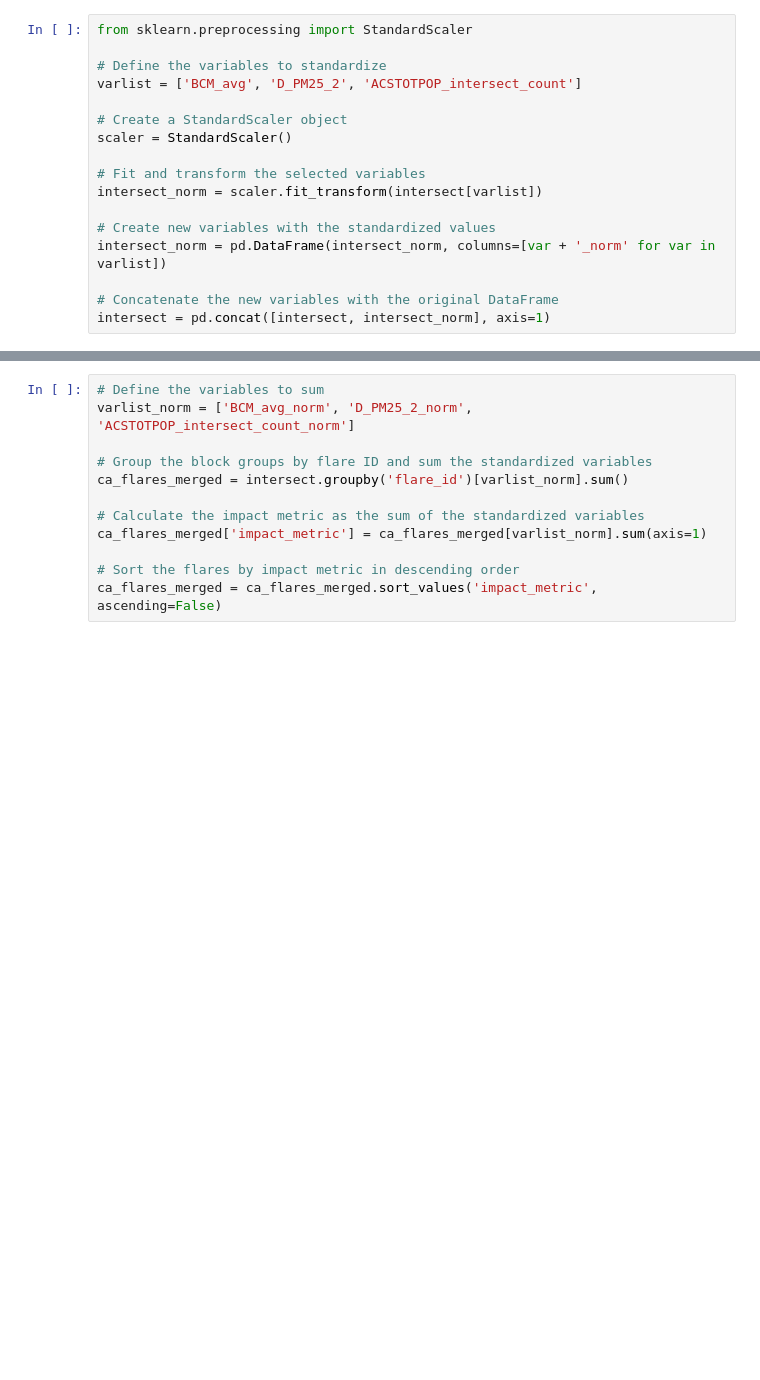
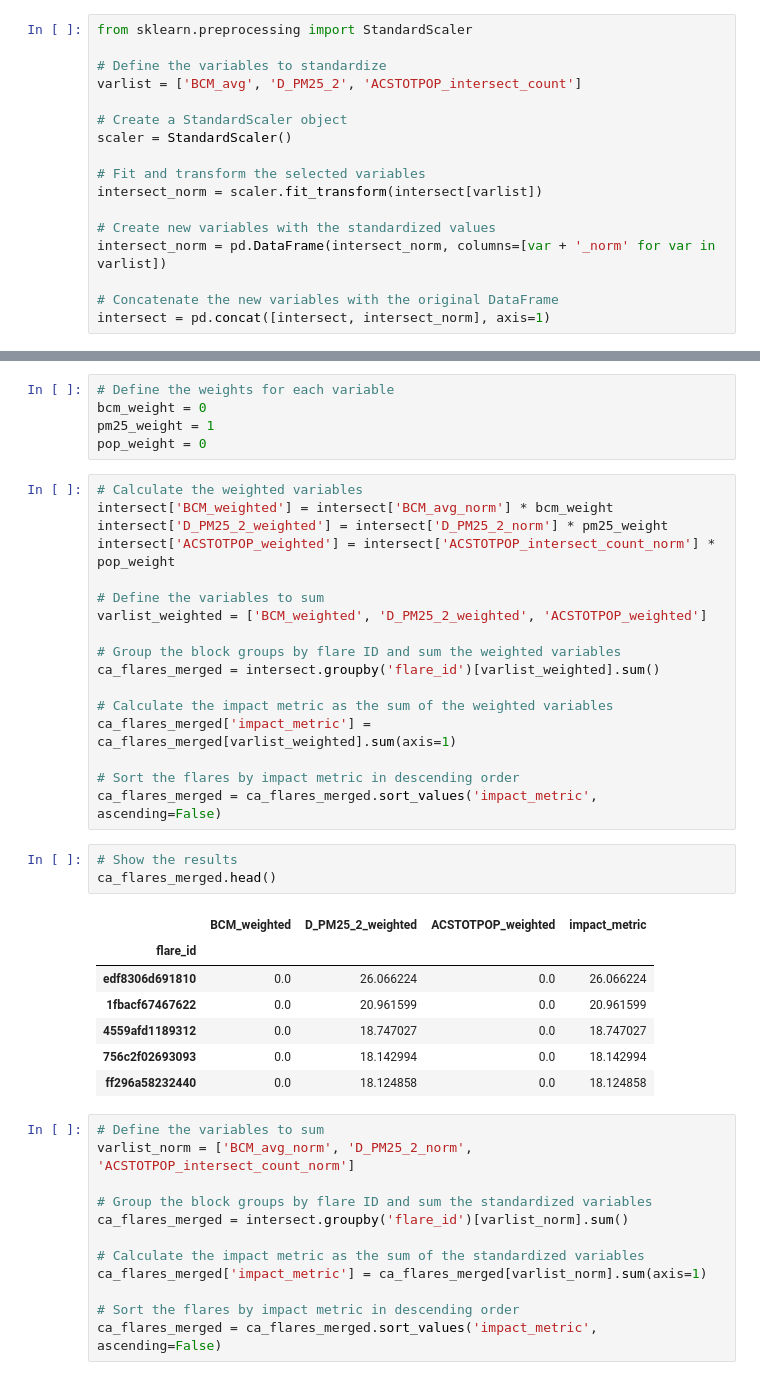
Before and after one commit to natebendermontana/capstone_rmi, a Jupyter notebook: bg_flare_impact.ipynb, the cells around one changed output, grey strips where cells are left out. Drawn from its saved outputs; the diff is of its cells as text; blank space fills up the shorter version.

Commit message:
added weights to calculation

```diff
--- a/bg_flare_impact.ipynb
+++ b/bg_flare_impact.ipynb
@@ -183,4 +183,37 @@ intersect.sample(1)
 1 rows × 29 columns
+# %%
+# Define the weights for each variable
+bcm_weight = 0
+pm25_weight = 1
+pop_weight = 0
+# %%
+# Calculate the weighted variables
+intersect['BCM_weighted'] = intersect['BCM_avg_norm'] * bcm_weight
+intersect['D_PM25_2_weighted'] = intersect['D_PM25_2_norm'] * pm25_weight
+intersect['ACSTOTPOP_weighted'] = intersect['ACSTOTPOP_intersect_count_norm'] * pop_weight
+
+# Define the variables to sum
+varlist_weighted = ['BCM_weighted', 'D_PM25_2_weighted', 'ACSTOTPOP_weighted']
+
+# Group the block groups by flare ID and sum the weighted variables
+ca_flares_merged = intersect.groupby('flare_id')[varlist_weighted].sum()
+
+# Calculate the impact metric as the sum of the weighted variables
+ca_flares_merged['impact_metric'] = ca_flares_merged[varlist_weighted].sum(axis=1)
+
+# Sort the flares by impact metric in descending order
+ca_flares_merged = ca_flares_merged.sort_values('impact_metric', ascending=False)
+# %%
+# Show the results
+ca_flares_merged.head()
+# %% [output]
+|  | BCM_weighted | D_PM25_2_weighted | ACSTOTPOP_weighted | impact_metric |
+| flare_id |  |  |  |  |
+| edf8306d691810 | 0.0 | 26.066224 | 0.0 | 26.066224 |
+| 1fbacf67467622 | 0.0 | 20.961599 | 0.0 | 20.961599 |
+| 4559afd1189312 | 0.0 | 18.747027 | 0.0 | 18.747027 |
+| 756c2f02693093 | 0.0 | 18.142994 | 0.0 | 18.142994 |
+| ff296a58232440 | 0.0 | 18.124858 | 0.0 | 18.124858 |
 # %%
 # Define the variables to sum
 varlist_norm = ['BCM_avg_norm', 'D_PM25_2_norm', 'ACSTOTPOP_intersect_count_norm']
```
Also changed, not shown: parts of 5 cells of this notebook.
